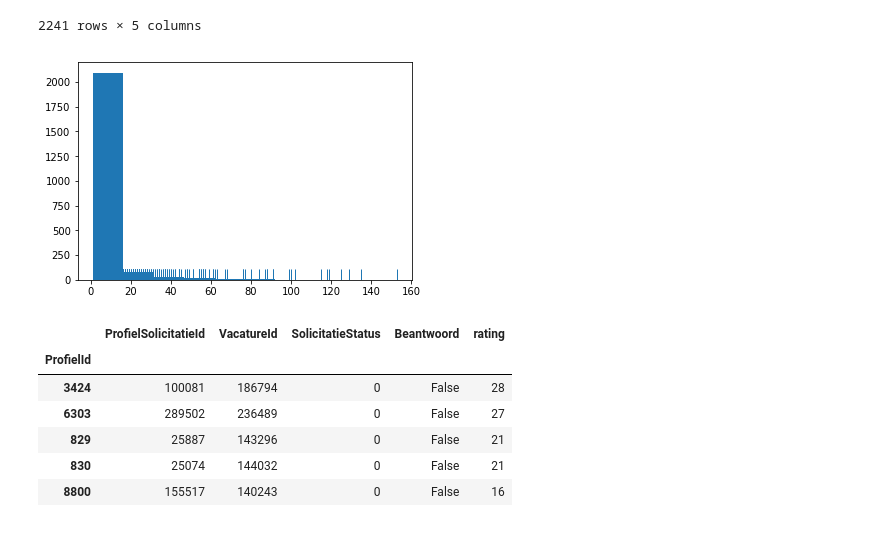
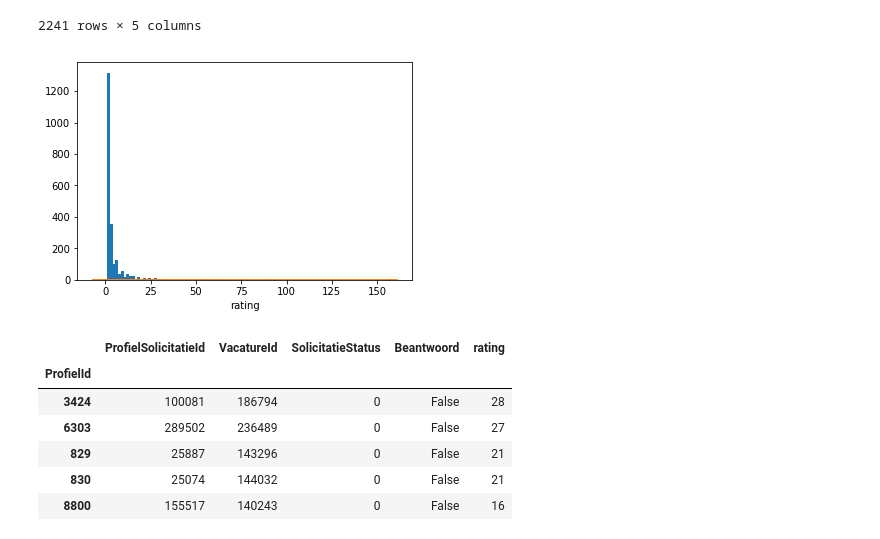
Before and after one commit to woetwoet/JobRecommendation, a Jupyter notebook: Profilevacancy_recommendation_V1.ipynb, the cells around one changed output. Saved outputs shown, nothing was run; the diff lists cells and outputs as text; code cells hidden in the pictures.

```diff
--- a/Profilevacancy_recommendation_V1.ipynb
+++ b/Profilevacancy_recommendation_V1.ipynb
@@ -73,10 +73,10 @@ apps.groupby(['VacatureId']).sum().sort_values(by=['rating'],ascending=False)
 # %%
 hist = apps.groupby(['VacatureId']).sum()
 
-plt.hist(hist.rating, bins=10)
-sns.rugplot(hist.rating);
+plt.hist(hist.rating, bins=100)
+sns.distplot(hist.rating);
 # %% [output]
-[figure, old version]
+[figure, new version]
 # %%
 apps.groupby(['ProfielId']).sum().sort_values(by=['rating'],ascending=False)
 # %% [output]
```
Also changed, not shown: parts of 9 cells of this notebook, 3 other files.
